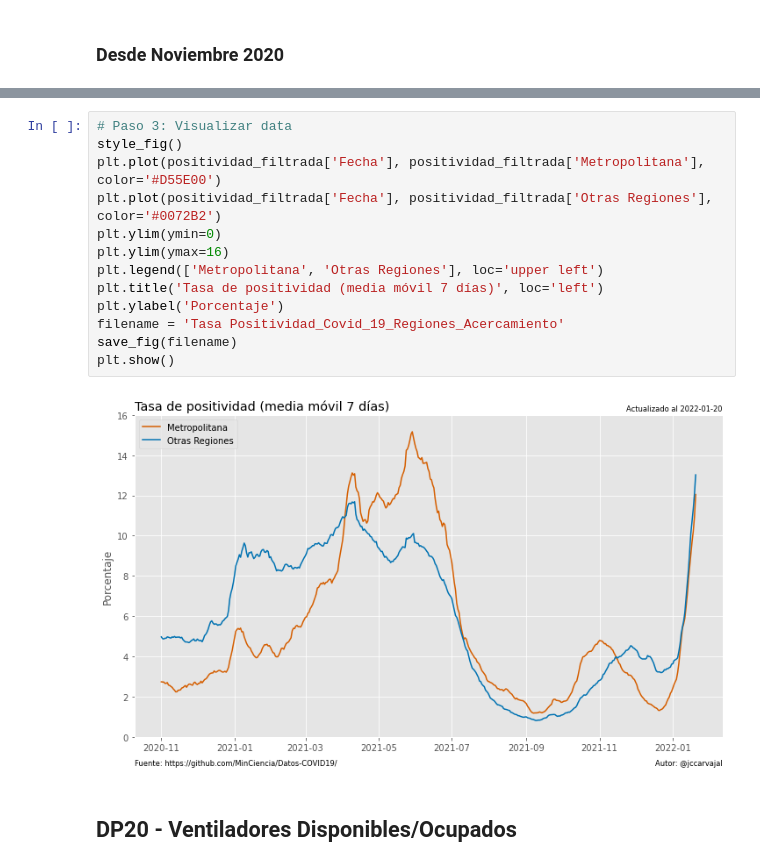
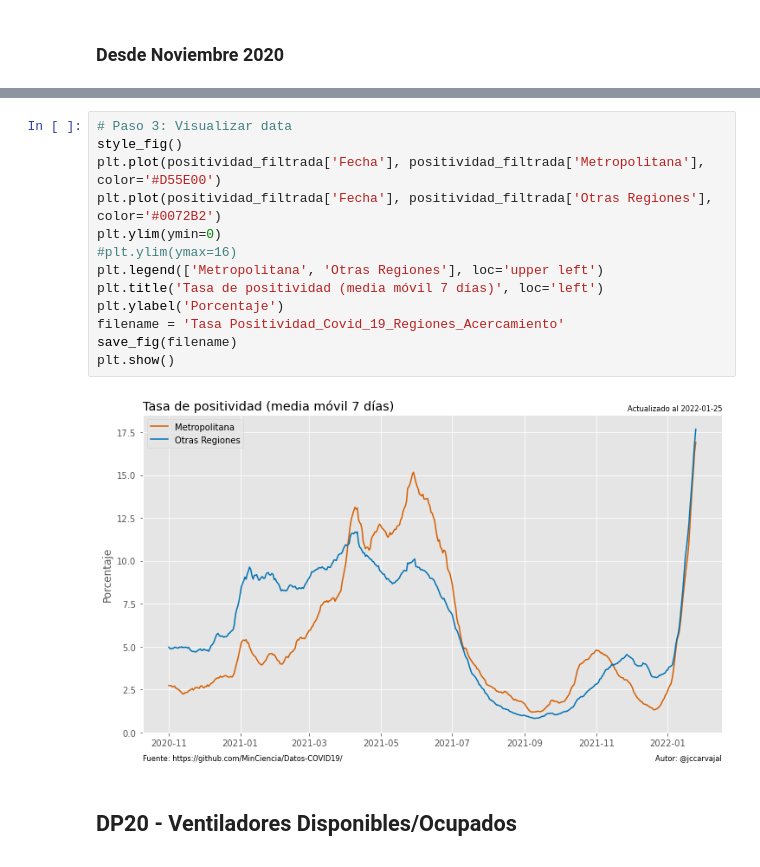
Before and after one commit to jccarvajal/covid19chile, a Jupyter notebook: Covid_19_Chile.ipynb, the cells around one changed output, grey strips where cells are left out. Drawn from its saved outputs; the diff is of its cells as text.

```diff
--- a/Covid_19_Chile.ipynb
+++ b/Covid_19_Chile.ipynb
@@ -513,18 +534,18 @@ positividad_filtrada.tail(3)
 # %%
 # Paso 3: Visualizar data
 style_fig()
 plt.plot(positividad_filtrada['Fecha'], positividad_filtrada['Metropolitana'],  color='#D55E00')
 plt.plot(positividad_filtrada['Fecha'], positividad_filtrada['Otras Regiones'], color='#0072B2')
 plt.ylim(ymin=0)
-plt.ylim(ymax=16)
+#plt.ylim(ymax=16)
 plt.legend(['Metropolitana', 'Otras Regiones'], loc='upper left')
 plt.title('Tasa de positividad (media móvil 7 días)', loc='left')
 plt.ylabel('Porcentaje')
 filename = 'Tasa Positividad_Covid_19_Regiones_Acercamiento'
 save_fig(filename)
 plt.show()
 # %% [output]
-[figure, old version]
+[figure, new version]
 # %% [markdown]
 ## DP20 - Ventiladores Disponibles/Ocupados
 # %%
```
Also changed, not shown: parts of 33 cells of this notebook.
